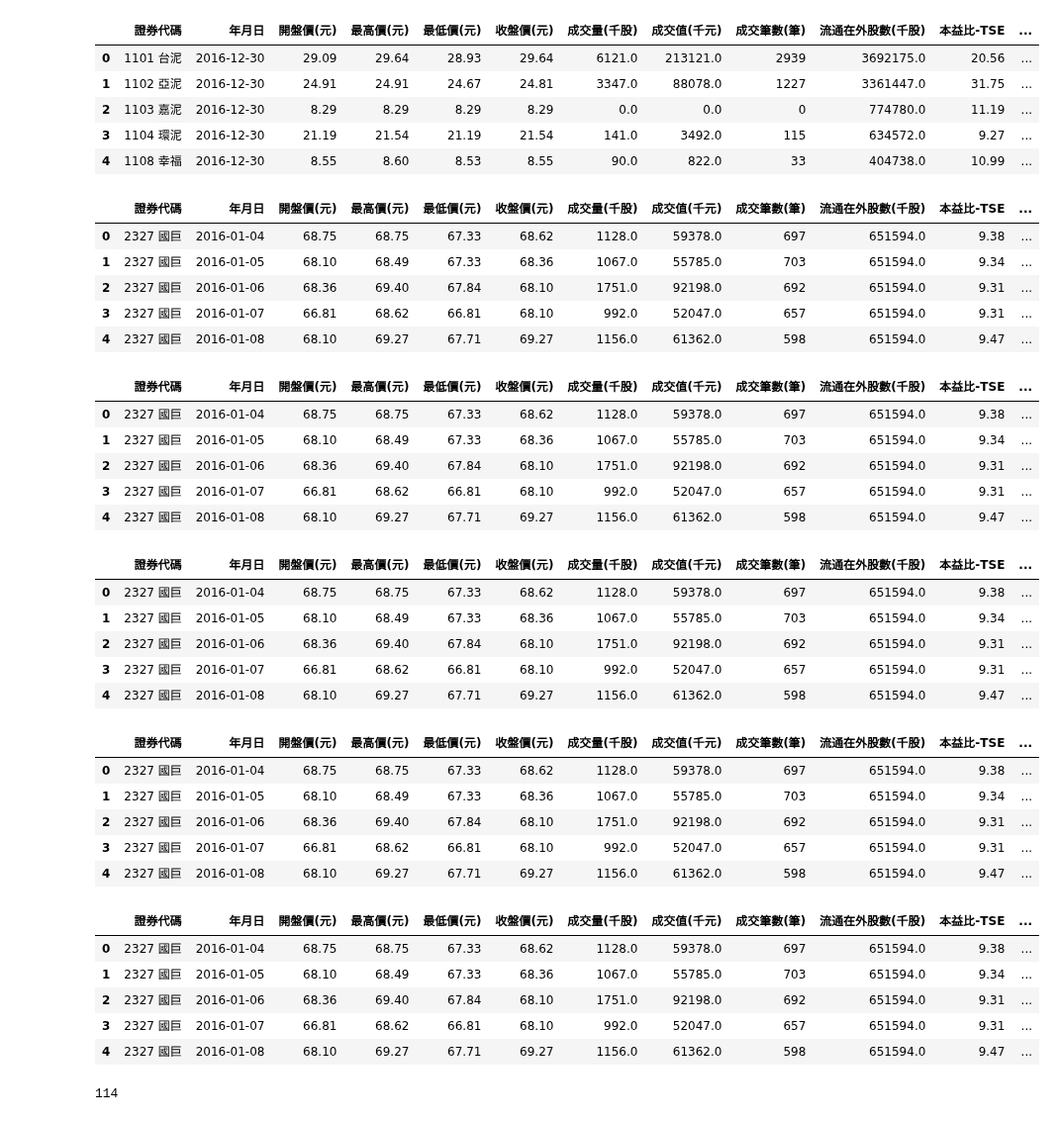
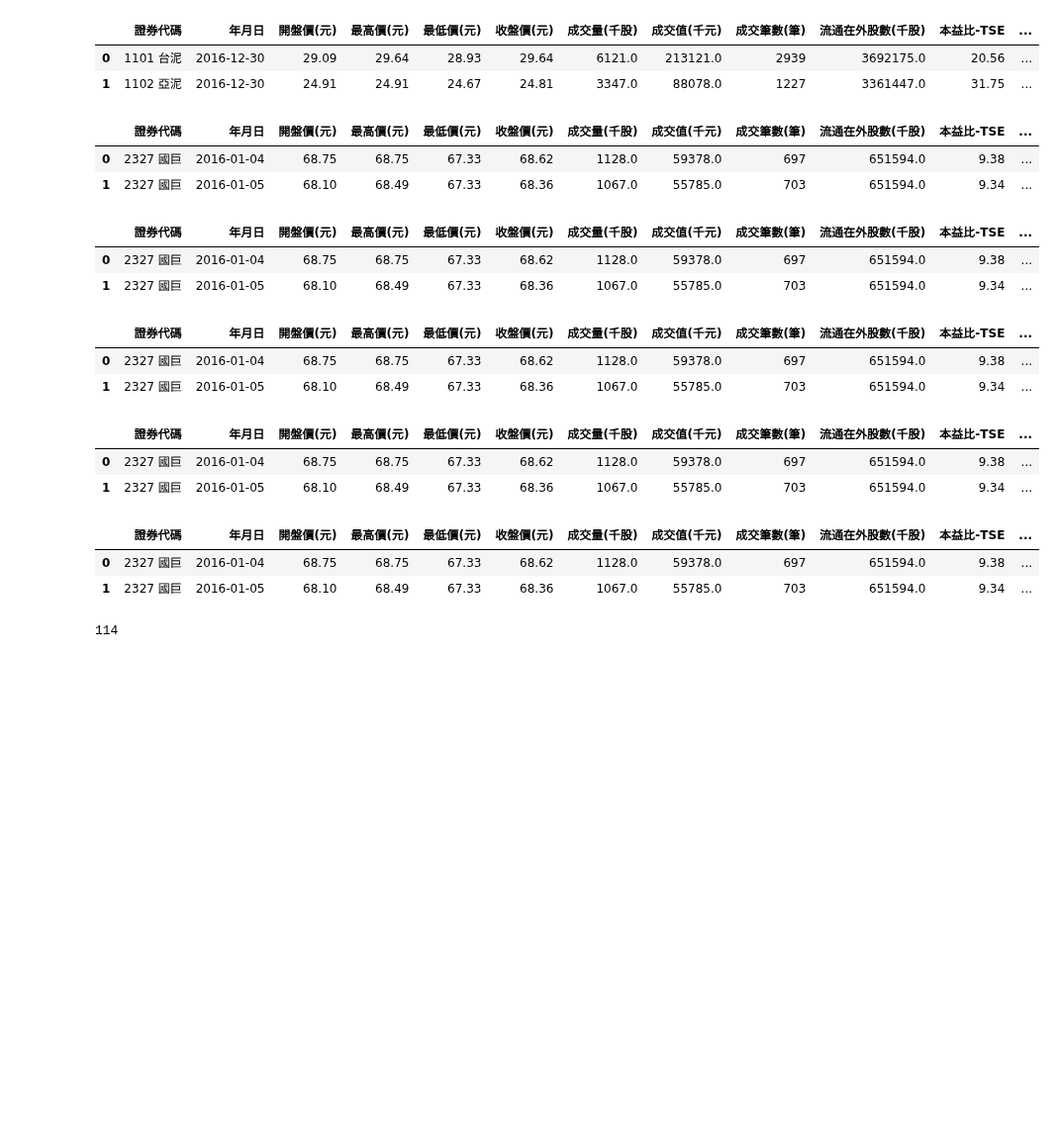
Before and after one commit to roccqqck/stock_eland, a Jupyter notebook: stock_fluctuation.ipynb, the cells around one changed output. Shown at 99% size. Drawn from its saved outputs; the diff is of its cells as text; code cells hidden in the pictures; blank space fills up the shorter version.

```diff
--- a/stock_fluctuation.ipynb
+++ b/stock_fluctuation.ipynb
@@ -51,32 +53,29 @@ To retain the current behavior and silence the warning, pass 'sort=True'.
 # %%
 df_TWSE2018 = pd.read_csv("bda2019_dataset/TWSE2018.csv",encoding="utf-8")
 df_TWSE2017 = pd.read_csv("bda2019_dataset/TWSE2017.csv",encoding="utf-8")
 df_TWSE2016 = pd.read_csv("bda2019_dataset/TWSE2016.csv",encoding="utf-8")
 
 df_TWSE = pd.concat([df_TWSE2016, df_TWSE2017, df_TWSE2018])  #三年合併
 del df_TWSE2016, df_TWSE2017, df_TWSE2018
 
 # ['開盤價(元)', '最高價(元)', '最低價(元)', '收盤價(元)', '成交量(千股)', '成交值(千元)', '成交筆數(筆)', '流通在外股數(千股)', '本益比-TSE', '股價淨值比-TSE']
 df_TWSE['證券代碼'] = df_TWSE['證券代碼'].astype(str)
 df_TWSE['年月日'] = pd.to_datetime(df_TWSE['年月日'])
 df_TWSE['開盤價(元)'] = df_TWSE['開盤價(元)'].str.replace(',' , '').astype('float64') # 1,000 to 1000 to float
 df_TWSE['最高價(元)'] = df_TWSE['最高價(元)'].str.replace(',' , '').astype('float64')
 df_TWSE['最低價(元)'] = df_TWSE['最低價(元)'].str.replace(',' , '').astype('float64')
 df_TWSE['收盤價(元)'] = df_TWSE['收盤價(元)'].str.replace(',' , '').astype('float64')
 df_TWSE['成交量(千股)'] = df_TWSE['成交量(千股)'].str.replace(',' , '').astype('float64')
 df_TWSE['成交值(千元)'] = df_TWSE['成交值(千元)'].str.replace(',' , '').astype('float64')
 df_TWSE['成交筆數(筆)'] = df_TWSE['成交筆數(筆)'].str.replace(',' , '').astype('int64')
 df_TWSE['流通在外股數(千股)'] = df_TWSE['流通在外股數(千股)'].str.replace(',' , '').astype('float64')
 df_TWSE['本益比-TSE'] = df_TWSE['本益比-TSE'].str.replace(',' , '').astype('float64')
 df_TWSE['股價淨值比-TSE'] = df_TWSE['股價淨值比-TSE'].astype('float64')
-df_TWSE.head()
+df_TWSE.head(2)
 # %% [output]
 |  | 證券代碼 | 年月日 | 開盤價(元) | 最高價(元) | 最低價(元) | 收盤價(元) | 成交量(千股) | 成交值(千元) | 成交筆數(筆) | 流通在外股數(千股) | 本益比-TSE | ... |
 | 0 | 1101 台泥 | 2016-12-30 | 29.09 | 29.64 | 28.93 | 29.64 | 6121.0 | 213121.0 | 2939 | 3692175.0 | 20.56 | ... |
 | 1 | 1102 亞泥 | 2016-12-30 | 24.91 | 24.91 | 24.67 | 24.81 | 3347.0 | 88078.0 | 1227 | 3361447.0 | 31.75 | ... |
-| 2 | 1103 嘉泥 | 2016-12-30 | 8.29 | 8.29 | 8.29 | 8.29 | 0.0 | 0.0 | 0 | 774780.0 | 11.19 | ... |
-| 3 | 1104 環泥 | 2016-12-30 | 21.19 | 21.54 | 21.19 | 21.54 | 141.0 | 3492.0 | 115 | 634572.0 | 9.27 | ... |
-| 4 | 1108 幸福 | 2016-12-30 | 8.55 | 8.60 | 8.53 | 8.55 | 90.0 | 822.0 | 33 | 404738.0 | 10.99 | ... |
 # %%
 # 選那家股票
 company_name = '國巨'
@@ -95,27 +94,21 @@ company_words = '國巨'
 
 df_trend = df_TWSE[df_TWSE['證券代碼'].str.contains(company_name)].sort_values(by=['年月日']).reset_index(drop=True)
 del df_TWSE
-df_trend.head()
+df_trend.head(2)
 # %% [output]
 |  | 證券代碼 | 年月日 | 開盤價(元) | 最高價(元) | 最低價(元) | 收盤價(元) | 成交量(千股) | 成交值(千元) | 成交筆數(筆) | 流通在外股數(千股) | 本益比-TSE | ... |
 | 0 | 2327 國巨 | 2016-01-04 | 68.75 | 68.75 | 67.33 | 68.62 | 1128.0 | 59378.0 | 697 | 651594.0 | 9.38 | ... |
 | 1 | 2327 國巨 | 2016-01-05 | 68.10 | 68.49 | 67.33 | 68.36 | 1067.0 | 55785.0 | 703 | 651594.0 | 9.34 | ... |
-| 2 | 2327 國巨 | 2016-01-06 | 68.36 | 69.40 | 67.84 | 68.10 | 1751.0 | 92198.0 | 692 | 651594.0 | 9.31 | ... |
-| 3 | 2327 國巨 | 2016-01-07 | 66.81 | 68.62 | 66.81 | 68.10 | 992.0 | 52047.0 | 657 | 651594.0 | 9.31 | ... |
-| 4 | 2327 國巨 | 2016-01-08 | 68.10 | 69.27 | 67.71 | 69.27 | 1156.0 | 61362.0 | 598 | 651594.0 | 9.47 | ... |
 # %%
 ##增欄位:fluctuation幅度 tag漲跌平
 df_trend['fluctuation'] = 0.0
 df_trend['tag']='--'
 df_trend['closeshift'] = 0.0
-df_trend.head()
+df_trend.head(2)
 # %% [output]
 |  | 證券代碼 | 年月日 | 開盤價(元) | 最高價(元) | 最低價(元) | 收盤價(元) | 成交量(千股) | 成交值(千元) | 成交筆數(筆) | 流通在外股數(千股) | 本益比-TSE | ... |
 | 0 | 2327 國巨 | 2016-01-04 | 68.75 | 68.75 | 67.33 | 68.62 | 1128.0 | 59378.0 | 697 | 651594.0 | 9.38 | ... |
 | 1 | 2327 國巨 | 2016-01-05 | 68.10 | 68.49 | 67.33 | 68.36 | 1067.0 | 55785.0 | 703 | 651594.0 | 9.34 | ... |
-| 2 | 2327 國巨 | 2016-01-06 | 68.36 | 69.40 | 67.84 | 68.10 | 1751.0 | 92198.0 | 692 | 651594.0 | 9.31 | ... |
-| 3 | 2327 國巨 | 2016-01-07 | 66.81 | 68.62 | 66.81 | 68.10 | 992.0 | 52047.0 | 657 | 651594.0 | 9.31 | ... |
-| 4 | 2327 國巨 | 2016-01-08 | 68.10 | 69.27 | 67.71 | 69.27 | 1156.0 | 61362.0 | 598 | 651594.0 | 9.47 | ... |
 # %%
 # ##增欄位:fluctuation幅度 tag漲跌平
 # df_trend['fluctuation'] = 0.0
@@ -137,36 +130,27 @@ df_trend.head()
 # %%
 df_trend['closeshift'] = df_trend['收盤價(元)'].shift(periods=1)#.fillna(value=0.0, inplace=True)
 #df_trend['closeshift'].fillna(value= 0.0, inplace=True)
-df_trend.head()
+df_trend.head(2)
 # %% [output]
 |  | 證券代碼 | 年月日 | 開盤價(元) | 最高價(元) | 最低價(元) | 收盤價(元) | 成交量(千股) | 成交值(千元) | 成交筆數(筆) | 流通在外股數(千股) | 本益比-TSE | ... |
 | 0 | 2327 國巨 | 2016-01-04 | 68.75 | 68.75 | 67.33 | 68.62 | 1128.0 | 59378.0 | 697 | 651594.0 | 9.38 | ... |
 | 1 | 2327 國巨 | 2016-01-05 | 68.10 | 68.49 | 67.33 | 68.36 | 1067.0 | 55785.0 | 703 | 651594.0 | 9.34 | ... |
-| 2 | 2327 國巨 | 2016-01-06 | 68.36 | 69.40 | 67.84 | 68.10 | 1751.0 | 92198.0 | 692 | 651594.0 | 9.31 | ... |
-| 3 | 2327 國巨 | 2016-01-07 | 66.81 | 68.62 | 66.81 | 68.10 | 992.0 | 52047.0 | 657 | 651594.0 | 9.31 | ... |
-| 4 | 2327 國巨 | 2016-01-08 | 68.10 | 69.27 | 67.71 | 69.27 | 1156.0 | 61362.0 | 598 | 651594.0 | 9.47 | ... |
 # %%
 df_trend['fluctuation'] = (df_trend['收盤價(元)'] - df_trend['closeshift']) / df_trend['closeshift']
-df_trend.head()
+df_trend.head(2)
 # %% [output]
 |  | 證券代碼 | 年月日 | 開盤價(元) | 最高價(元) | 最低價(元) | 收盤價(元) | 成交量(千股) | 成交值(千元) | 成交筆數(筆) | 流通在外股數(千股) | 本益比-TSE | ... |
 | 0 | 2327 國巨 | 2016-01-04 | 68.75 | 68.75 | 67.33 | 68.62 | 1128.0 | 59378.0 | 697 | 651594.0 | 9.38 | ... |
 | 1 | 2327 國巨 | 2016-01-05 | 68.10 | 68.49 | 67.33 | 68.36 | 1067.0 | 55785.0 | 703 | 651594.0 | 9.34 | ... |
-| 2 | 2327 國巨 | 2016-01-06 | 68.36 | 69.40 | 67.84 | 68.10 | 1751.0 | 92198.0 | 692 | 651594.0 | 9.31 | ... |
-| 3 | 2327 國巨 | 2016-01-07 | 66.81 | 68.62 | 66.81 | 68.10 | 992.0 | 52047.0 | 657 | 651594.0 | 9.31 | ... |
-| 4 | 2327 國巨 | 2016-01-08 | 68.10 | 69.27 | 67.71 | 69.27 | 1156.0 | 61362.0 | 598 | 651594.0 | 9.47 | ... |
 # %%
 df_trend['tag']='even'
 df_trend.loc[df_trend['fluctuation'] >=  0.03, 'tag'] = 'up'
 df_trend.loc[df_trend['fluctuation'] <= -0.03, 'tag'] = 'down'
-df_trend.head()
+df_trend.head(2)
 # %% [output]
 |  | 證券代碼 | 年月日 | 開盤價(元) | 最高價(元) | 最低價(元) | 收盤價(元) | 成交量(千股) | 成交值(千元) | 成交筆數(筆) | 流通在外股數(千股) | 本益比-TSE | ... |
 | 0 | 2327 國巨 | 2016-01-04 | 68.75 | 68.75 | 67.33 | 68.62 | 1128.0 | 59378.0 | 697 | 651594.0 | 9.38 | ... |
 | 1 | 2327 國巨 | 2016-01-05 | 68.10 | 68.49 | 67.33 | 68.36 | 1067.0 | 55785.0 | 703 | 651594.0 | 9.34 | ... |
-| 2 | 2327 國巨 | 2016-01-06 | 68.36 | 69.40 | 67.84 | 68.10 | 1751.0 | 92198.0 | 692 | 651594.0 | 9.31 | ... |
-| 3 | 2327 國巨 | 2016-01-07 | 66.81 | 68.62 | 66.81 | 68.10 | 992.0 | 52047.0 | 657 | 651594.0 | 9.31 | ... |
-| 4 | 2327 國巨 | 2016-01-08 | 68.10 | 69.27 | 67.71 | 69.27 | 1156.0 | 61362.0 | 598 | 651594.0 | 9.47 | ... |
 # %%
 up_trend=df_trend[df_trend['tag']=='up']
 len(up_trend)
```
Also changed, not shown: parts of 7 cells of this notebook, 2 other files.
